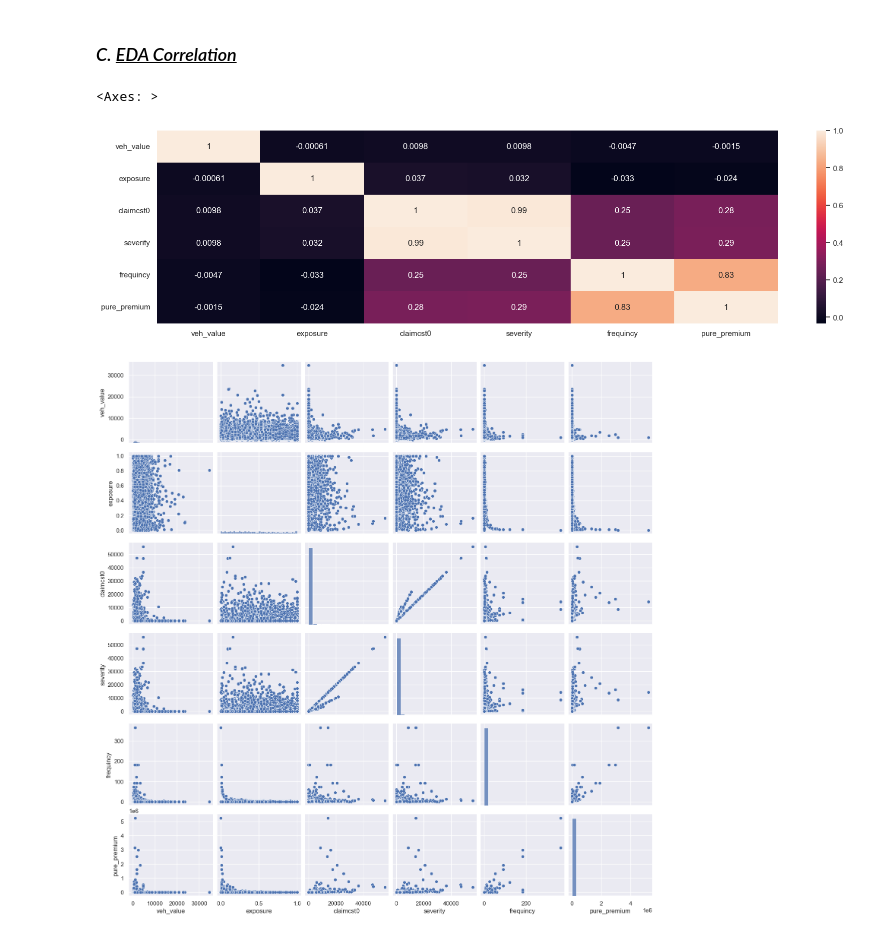
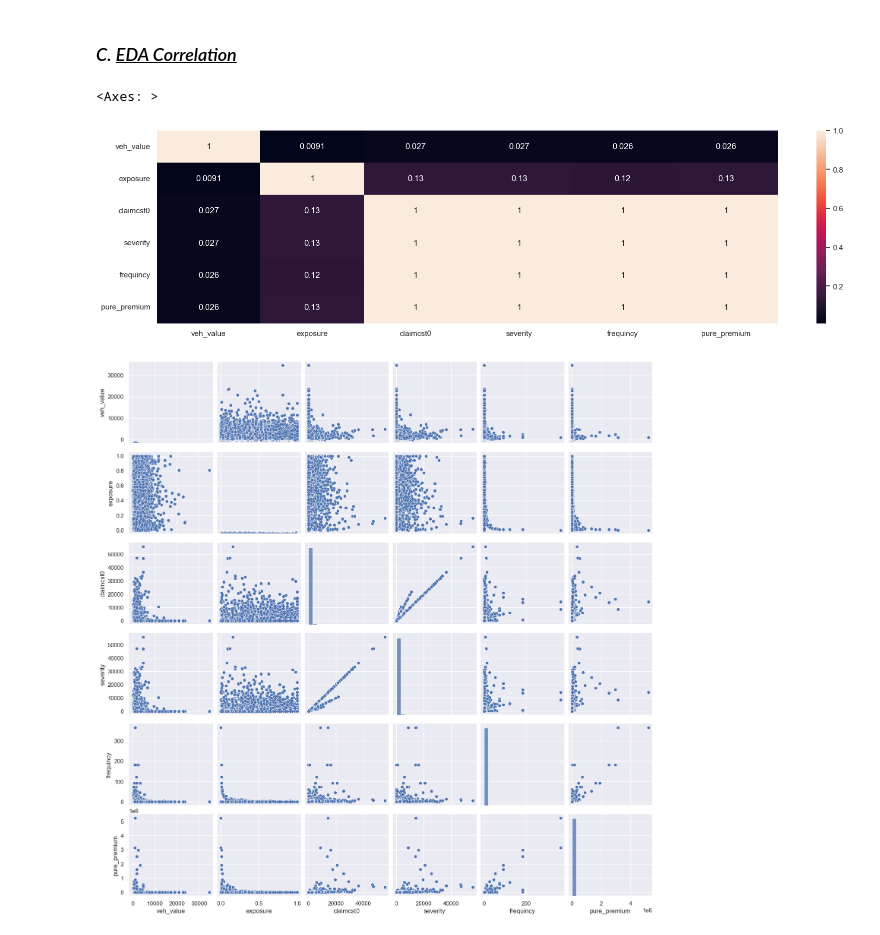
Before and after one commit to omars1234/Insurance_Analysis, a Jupyter notebook: Notebooks/Data_Analysis/3_EDA.ipynb, the cells around one changed output. Saved outputs shown, nothing was run; the diff lists cells and outputs as text; code cells hidden in the pictures.

```diff
--- a/Notebooks/Data_Analysis/3_EDA.ipynb
+++ b/Notebooks/Data_Analysis/3_EDA.ipynb
@@ -4,0 +5,2 @@
+# %%
+df=pd.read_csv(r"C:/Users/Omar/Desktop/Omar_Files/Python_Analysis/Auto_Insurance/Data_Sets/new_cleaned_df.csv")
@@ -8,6 +19,11 @@
 ## *Descrirptive statistics*
 # %% [markdown]
 ### *A.* <u>*categorical & numerical_features:*</u>
+# %%
+df["numclaims"]=df["numclaims"].astype("object")
+df["clm"]=df["clm"].astype("object")
+df["agecat"]=df["agecat"].astype("object")
+df["veh_age"]=df["veh_age"].astype("object")
 # %%
 categorical_features=df.select_dtypes(include=["object"])
 numerical_features=df.select_dtypes(exclude=["object"])
@@ -52,28 +68,3 @@ df.describe(include="object")
 ### *C.* <u>*EDA - Data Visualization:*</u>
 # %% [markdown]
 * ####  <u> *Numerical features Visualization :*  </u>
-# %%
-matplotlib.rcParams["figure.figsize"]=(25,10)
-plt.subplot(231)
-sns.boxplot(df["veh_value"])
-plt.title("veh_value");
-
-plt.subplot(232)
-sns.boxplot(df["exposure"])
-plt.title("exposure");
-
-plt.subplot(233)
-sns.boxplot(df["claimcst0"])
-plt.title("claimcst0");
-
-plt.subplot(234)
-sns.boxplot(df["severity"])
-plt.title("severity");
-
-plt.subplot(235)
-sns.boxplot(df["frequincy"])
-plt.title("frequincy");
-
-plt.subplot(236)
-sns.boxplot(df["pure_premium"])
-plt.title("pure_premium");
@@ -129,10 +128,10 @@ for p in ax.patches:
 ### *C.* <u>*EDA Correlation*</u>
 # %%
 plt.subplots(figsize=(20,5))
-sns.heatmap(numerical_features.corr(),annot=True)
+sns.heatmap(numerical_features.corr(method="spearman"),annot=True)
 # %% [output]
 <Axes: >
-[figure, old version]
+[figure, new version]
 # %%
 sns.pairplot(numerical_features);
 # %% [output]
```
Also changed, not shown: parts of 23 cells of this notebook, 36 other files.
